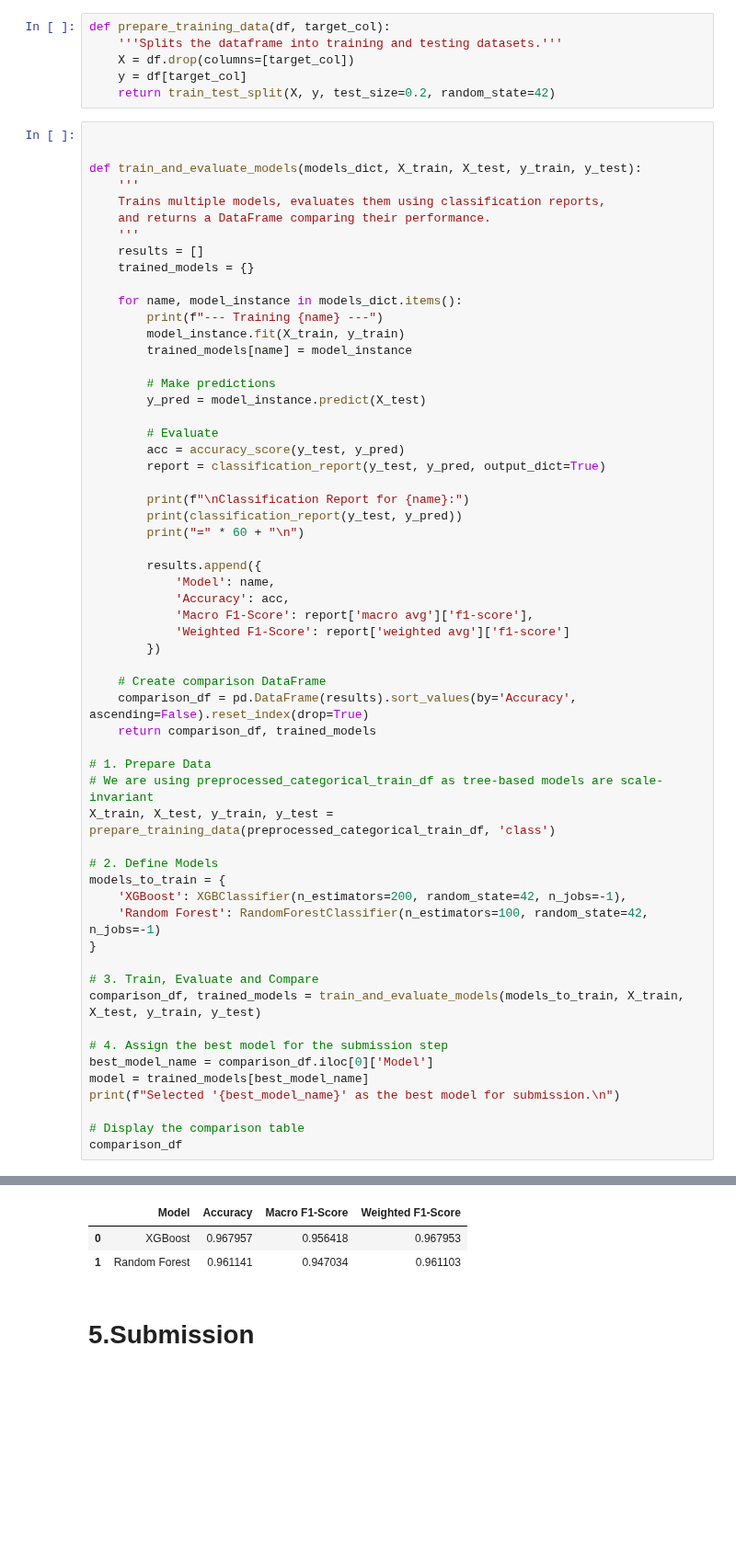
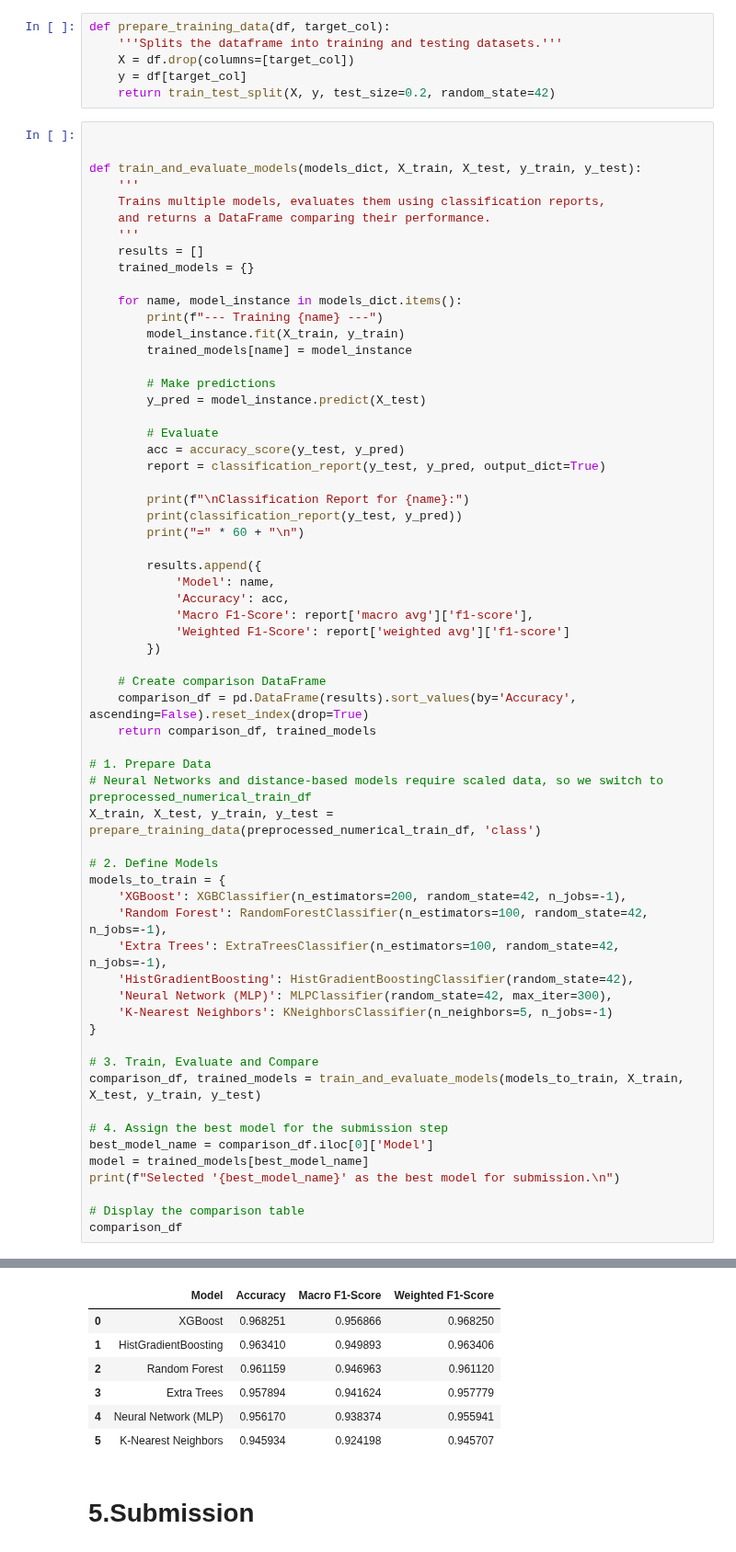
Before and after one commit to David-Langat/Kaggle, a Jupyter notebook: playground_series/predicting_stellar_class/predicting_stellar_class.ipynb, the cells around one changed output, grey strips where cells are left out. Shown at 92% size. Cells and saved outputs as stored; diff of their text form; blank space fills up the shorter version.

Commit message:
Added extra trees, histogarm gradient boosting, Neural Network and K-Nearest Neighbors.

```diff
--- a/playground_series/predicting_stellar_class/predicting_stellar_class.ipynb
+++ b/playground_series/predicting_stellar_class/predicting_stellar_class.ipynb
@@ -417,13 +422,17 @@ def train_and_evaluate_models(models_dict, X_train, X_test, y_train, y_test):
     return comparison_df, trained_models
 
 # 1. Prepare Data
-# We are using preprocessed_categorical_train_df as tree-based models are scale-invariant
-X_train, X_test, y_train, y_test = prepare_training_data(preprocessed_categorical_train_df, 'class')
+# Neural Networks and distance-based models require scaled data, so we switch to preprocessed_numerical_train_df
+X_train, X_test, y_train, y_test = prepare_training_data(preprocessed_numerical_train_df, 'class')
 
 # 2. Define Models
 models_to_train = {
     'XGBoost': XGBClassifier(n_estimators=200, random_state=42, n_jobs=-1),
-    'Random Forest': RandomForestClassifier(n_estimators=100, random_state=42, n_jobs=-1)
+    'Random Forest': RandomForestClassifier(n_estimators=100, random_state=42, n_jobs=-1),
+    'Extra Trees': ExtraTreesClassifier(n_estimators=100, random_state=42, n_jobs=-1),
+    'HistGradientBoosting': HistGradientBoostingClassifier(random_state=42),
+    'Neural Network (MLP)': MLPClassifier(random_state=42, max_iter=300),
+    'K-Nearest Neighbors': KNeighborsClassifier(n_neighbors=5, n_jobs=-1)
 }
 
 # 3. Train, Evaluate and Compare
@@ -453,10 +462,14 @@ weighted avg       0.97      0.97      0.97    115470
 
 ============================================================
 
 Selected 'XGBoost' as the best model for submission.
 |  | Model | Accuracy | Macro F1-Score | Weighted F1-Score |
-| 0 | XGBoost | 0.967957 | 0.956418 | 0.967953 |
-| 1 | Random Forest | 0.961141 | 0.947034 | 0.961103 |
+| 0 | XGBoost | 0.968251 | 0.956866 | 0.968250 |
+| 1 | HistGradientBoosting | 0.963410 | 0.949893 | 0.963406 |
+| 2 | Random Forest | 0.961159 | 0.946963 | 0.961120 |
+| 3 | Extra Trees | 0.957894 | 0.941624 | 0.957779 |
+| 4 | Neural Network (MLP) | 0.956170 | 0.938374 | 0.955941 |
+| 5 | K-Nearest Neighbors | 0.945934 | 0.924198 | 0.945707 |
 # %% [markdown]
 # 5.Submission
 # %%
```
Also changed, not shown: parts of 7 cells of this notebook.
